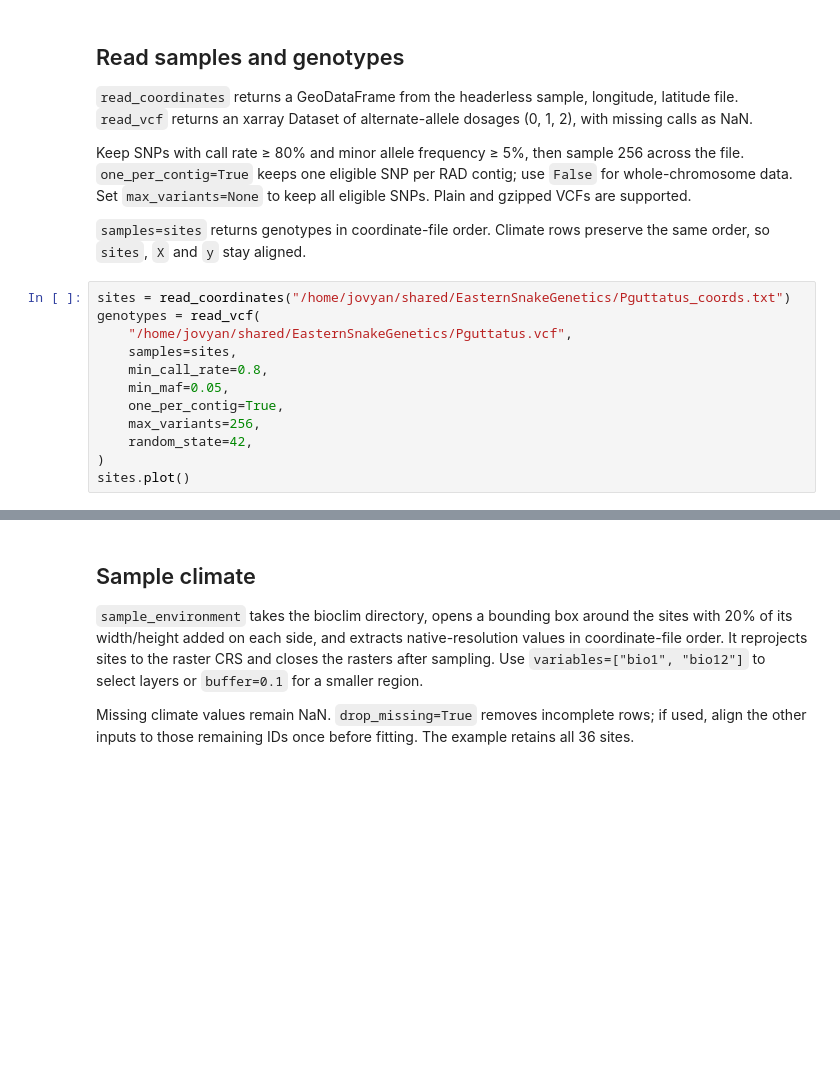
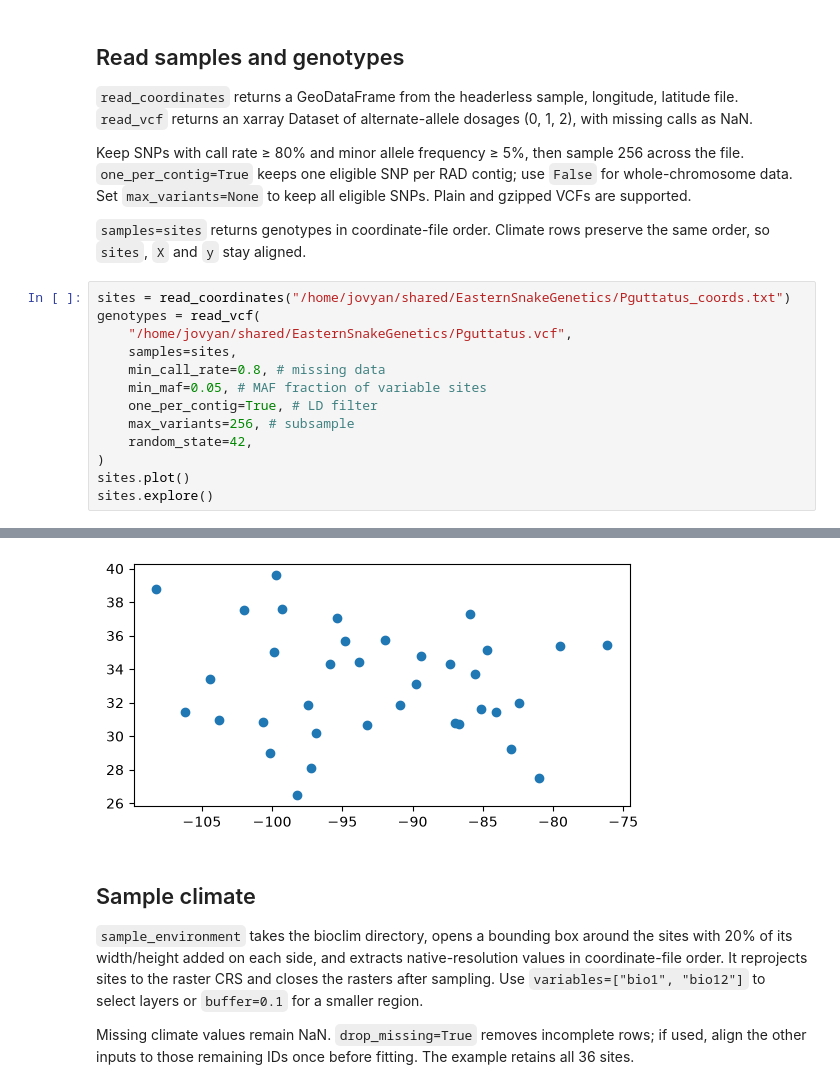
Before and after one commit to marisamonroe/BIO597-SpatialBiodiversity, a Jupyter notebook: docs/labs/Lab09-GradientForest.ipynb, the cells around one changed output, grey strips where cells are left out. Saved outputs shown, nothing was run; the diff lists cells and outputs as text; blank space fills up the shorter version.

```diff
--- a/docs/labs/Lab09-GradientForest.ipynb
+++ b/docs/labs/Lab09-GradientForest.ipynb
@@ -34,10 +34,12 @@ sites = read_coordinates("/home/jovyan/shared/EasternSnakeGenetics/Pguttatus_coo
 genotypes = read_vcf(
     "/home/jovyan/shared/EasternSnakeGenetics/Pguttatus.vcf",
     samples=sites,
-    min_call_rate=0.8,
-    min_maf=0.05,
-    one_per_contig=True,
-    max_variants=256,
+    min_call_rate=0.8, # missing data
+    min_maf=0.05, # MAF fraction of variable sites
+    one_per_contig=True, # LD filter
+    max_variants=256, # subsample
     random_state=42,
 )
 sites.plot()
+sites.explore()
+# %% [output]
@@ -44,3 +47,4 @@ sites.plot()
+[figure, added]
 # %% [markdown]
 ## Sample climate
 
```
Also changed, not shown: parts of 8 cells of this notebook.
